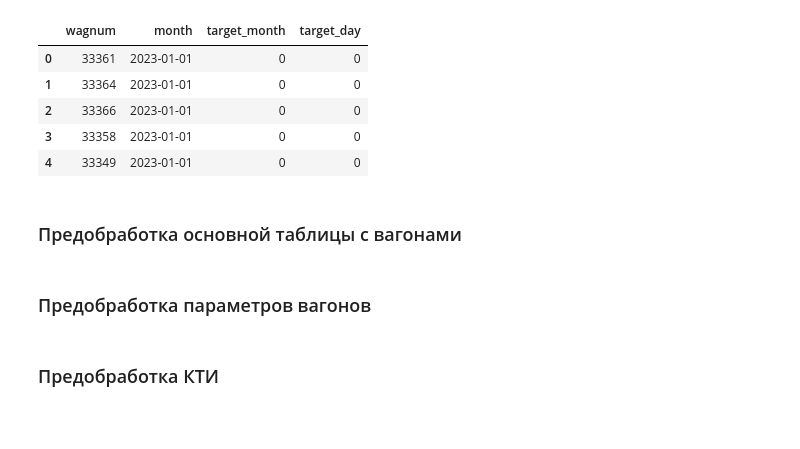
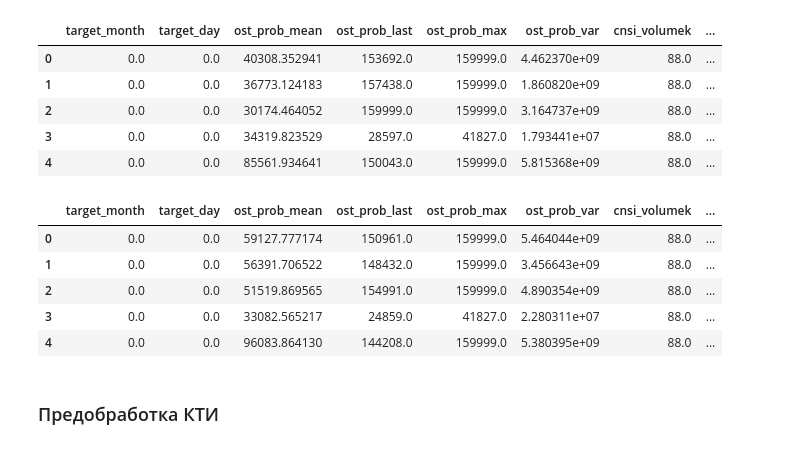
Before and after one commit to Dforgeek/DataWagonTrack2, a Jupyter notebook: new_jazzzzz_mich_step.ipynb, the cells around one changed output. Cells and saved outputs as stored; diff of their text form; code cells hidden in the pictures; blank space fills up the shorter version.

```diff
--- a/new_jazzzzz_mich_step.ipynb
+++ b/new_jazzzzz_mich_step.ipynb
@@ -22,11 +72,33 @@ kri_izm = pd.read_parquet(path_train+'/kti_izm.parquet').convert_dtypes()
+# %%
+
+
+# Define the columns to drop from wag_param
+columns_to_drop = ['tippogl',
+                   'tormoz',
+                   'norma_km',
+                   'kuzov',
+                   'telega',
+                   'cnsi_probeg_dr',
+                   'manage_type_last',
+                   'ownertype',
+                   'cnsi_probeg_kr',
+                   'reestr_state_last', 'zavod_build',
+                   'cnsi_gruz_capacity',
+                   'rod_id',
+                   'gruz',
+                   'rod_id_last']
+
+# Prepare training data
+X_train = prepare_data(train, wag_param, train_target, columns_to_drop)
+
+# Prepare testing data
+X_test = prepare_data(test, wag_param, test_target, columns_to_drop)
 # %%
-target.head()
+X_train.head()
 # %% [output]
-|  | wagnum | month | target_month | target_day |
-| 0 | 33361 | 2023-01-01 | 0 | 0 |
-| 1 | 33364 | 2023-01-01 | 0 | 0 |
-| 2 | 33366 | 2023-01-01 | 0 | 0 |
-| 3 | 33358 | 2023-01-01 | 0 | 0 |
-| 4 | 33349 | 2023-01-01 | 0 | 0 |
+|  | target_month | target_day | ost_prob_mean | ost_prob_last | ost_prob_max | ost_prob_var | cnsi_volumek | ... |
+| 0 | 0.0 | 0.0 | 40308.352941 | 153692.0 | 159999.0 | 4.462370e+09 | 88.0 | ... |
+| 1 | 0.0 | 0.0 | 36773.124183 | 157438.0 | 159999.0 | 1.860820e+09 | 88.0 | ... |
+| 2 | 0.0 | 0.0 | 30174.464052 | 159999.0 | 159999.0 | 3.164737e+09 | 88.0 | ... |
+| 3 | 0.0 | 0.0 | 34319.823529 | 28597.0 | 41827.0 | 1.793441e+07 | 88.0 | ... |
+| 4 | 0.0 | 0.0 | 85561.934641 | 150043.0 | 159999.0 | 5.815368e+09 | 88.0 | ... |
-# %% [markdown]
-### Предобработка основной таблицы с вагонами
@@ -47,2 +104,0 @@ features = features.reset_index()
-# %% [markdown]
-### Предобработка параметров вагонов
@@ -55,0 +105,9 @@ m_train = wag_param.drop(
+# %%
+X_test.head()
+# %% [output]
+|  | target_month | target_day | ost_prob_mean | ost_prob_last | ost_prob_max | ost_prob_var | cnsi_volumek | ... |
+| 0 | 0.0 | 0.0 | 59127.777174 | 150961.0 | 159999.0 | 5.464044e+09 | 88.0 | ... |
+| 1 | 0.0 | 0.0 | 56391.706522 | 148432.0 | 159999.0 | 3.456643e+09 | 88.0 | ... |
+| 2 | 0.0 | 0.0 | 51519.869565 | 154991.0 | 159999.0 | 4.890354e+09 | 88.0 | ... |
+| 3 | 0.0 | 0.0 | 33082.565217 | 24859.0 | 41827.0 | 2.280311e+07 | 88.0 | ... |
+| 4 | 0.0 | 0.0 | 96083.864130 | 144208.0 | 159999.0 | 5.380395e+09 | 88.0 | ... |
```
Also changed, not shown: parts of 25 cells of this notebook.
